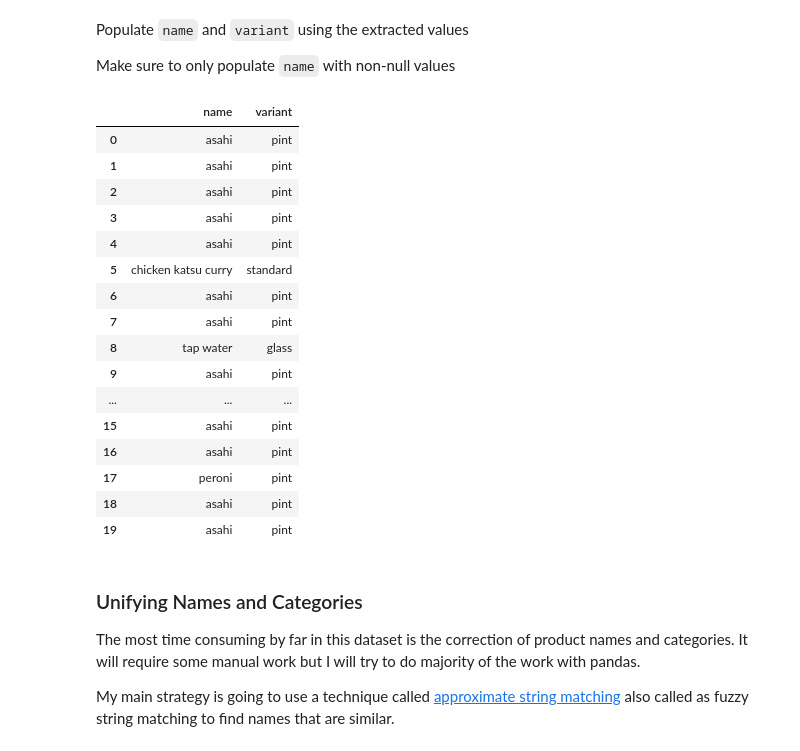
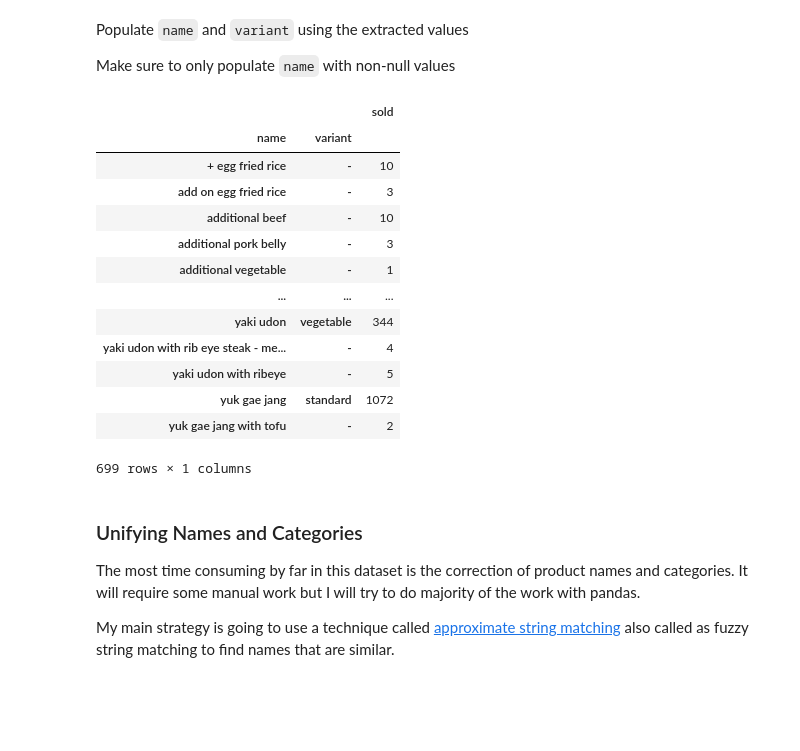
Before and after one commit to lestherll/restaurant-data-analytics, a Jupyter notebook: data_cleaning.ipynb, the cells around one changed output. Cells and saved outputs as stored; diff of their text form; code cells hidden in the pictures; blank space fills up the shorter version.

```diff
--- a/data_cleaning.ipynb
+++ b/data_cleaning.ipynb
@@ -6,12 +6,16 @@ The dataset at hand
 import pandas as pd
 import numpy as np
 import plotly.express as px
+import plotly.offline as pyo
+import plotly.graph_objs as go
+
+pyo.init_notebook_mode()
 
 import os
 
 
 data_root = "data/daily"
 files = os.listdir(data_root)
-for file in files:
+for file in files[:10]:
     print(file)
 # %% [output]
@@ -406,25 +361,22 @@ Make sure to only populate `name` with non-null values
 # %%
 df["variant"] = product.variant
 df.loc[product[product.name.notna()].index, "name"] = product[product.name.notna()].name
-df[["name", "variant"]].head(20)
+df.groupby(["name", "variant"]).sold.sum().to_frame()
 # %% [output]
-|  | name | variant |
-| 0 | asahi | pint |
-| 1 | asahi | pint |
-| 2 | asahi | pint |
-| 3 | asahi | pint |
-| 4 | asahi | pint |
-| 5 | chicken katsu curry | standard |
-| 6 | asahi | pint |
-| 7 | asahi | pint |
-| 8 | tap water | glass |
-| 9 | asahi | pint |
+|  |  | sold |
+| name | variant |  |
+| + egg fried rice | - | 10 |
+| add on egg fried rice | - | 3 |
+| additional beef | - | 10 |
+| additional pork belly | - | 3 |
+| additional vegetable | - | 1 |
 | ... | ... | ... |
-| 15 | asahi | pint |
-| 16 | asahi | pint |
-| 17 | peroni | pint |
-| 18 | asahi | pint |
-| 19 | asahi | pint |
+| yaki udon | vegetable | 344 |
+| yaki udon with rib eye steak - me... | - | 4 |
+| yaki udon with ribeye | - | 5 |
+| yuk gae jang | standard | 1072 |
+| yuk gae jang with tofu | - | 2 |
+699 rows × 1 columns
 # %% [markdown]
 ### Unifying Names and Categories
 
```
Also changed, not shown: parts of 40 cells of this notebook, 55 other files.
